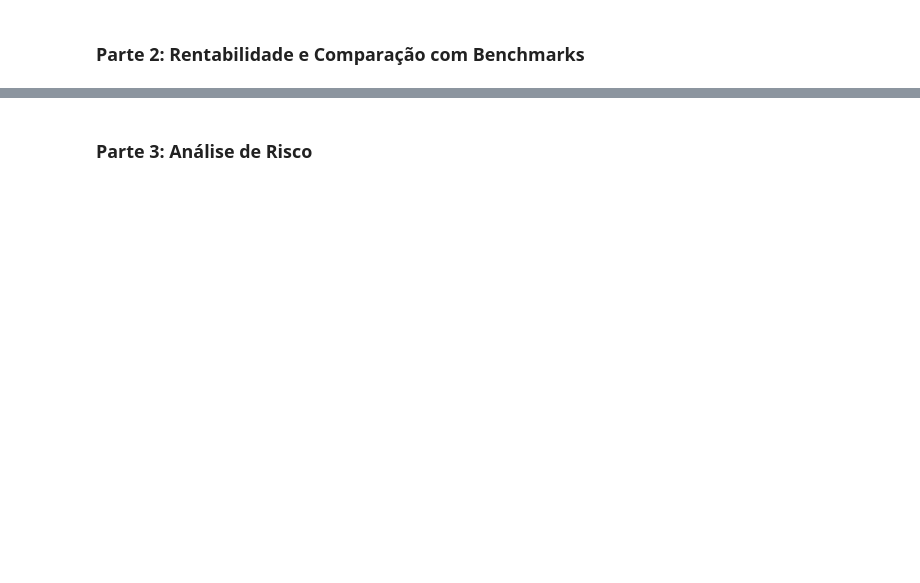
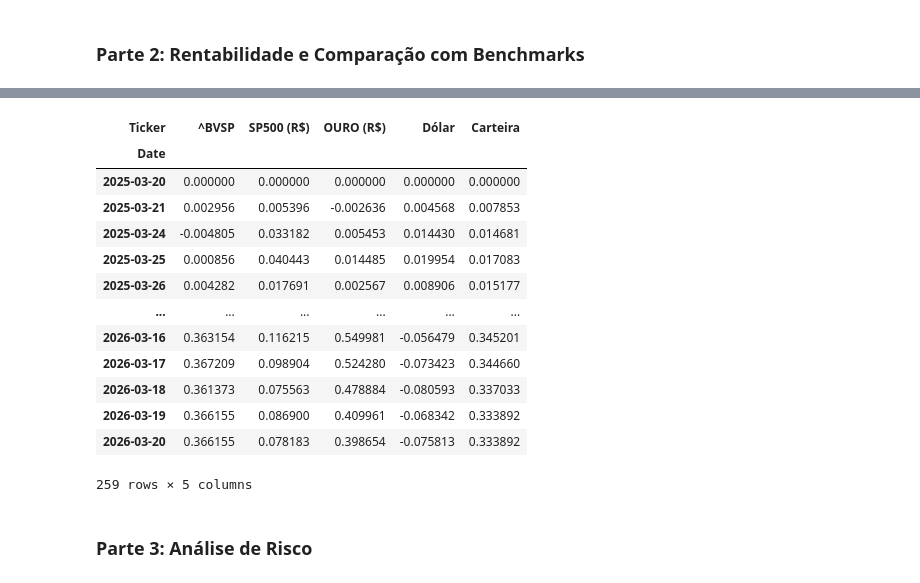
Before and after one commit to dePinhoPaulo/Python-Impressionador, a Jupyter notebook: 04. Avançado/33. Integração Python para Finanças e Investimentos/codigo.ipynb, the cells around one changed output, grey strips where cells are left out. Saved outputs shown, nothing was run; the diff lists cells and outputs as text; code cells hidden in the pictures; blank space fills up the shorter version.

```diff
--- a/04. Avançado/33. Integração Python para Finanças e Investimentos/codigo.ipynb
+++ b/04. Avançado/33. Integração Python para Finanças e Investimentos/codigo.ipynb
@@ -160,3 +181,27 @@ Carteira    0.330487
 dtype: float64
+# %%
+df_comparacao = df_comparacao / df_comparacao.iloc[0] - 1
+display(df_comparacao)
+
+import plotly.express as px
+
+grafico = px.line(df_comparacao, x=df_comparacao.index, y=df_comparacao.columns)
+grafico.update_layout(template='plotly_dark') #modo dark
+grafico.show()
+# %% [output]
+| Ticker | ^BVSP | SP500 (R$) | OURO (R$) | Dólar | Carteira |
+| Date |  |  |  |  |  |
+| 2025-03-20 | 0.000000 | 0.000000 | 0.000000 | 0.000000 | 0.000000 |
+| 2025-03-21 | 0.002956 | 0.005396 | -0.002636 | 0.004568 | 0.007853 |
+| 2025-03-24 | -0.004805 | 0.033182 | 0.005453 | 0.014430 | 0.014681 |
+| 2025-03-25 | 0.000856 | 0.040443 | 0.014485 | 0.019954 | 0.017083 |
+| 2025-03-26 | 0.004282 | 0.017691 | 0.002567 | 0.008906 | 0.015177 |
+| ... | ... | ... | ... | ... | ... |
+| 2026-03-16 | 0.363154 | 0.116215 | 0.549981 | -0.056479 | 0.345201 |
+| 2026-03-17 | 0.367209 | 0.098904 | 0.524280 | -0.073423 | 0.344660 |
+| 2026-03-18 | 0.361373 | 0.075563 | 0.478884 | -0.080593 | 0.337033 |
+| 2026-03-19 | 0.366155 | 0.086900 | 0.409961 | -0.068342 | 0.333892 |
+| 2026-03-20 | 0.366155 | 0.078183 | 0.398654 | -0.075813 | 0.333892 |
+259 rows × 5 columns
 # %% [markdown]
 ### Parte 3: Análise de Risco
```
Also changed, not shown: parts of 7 cells of this notebook, 1 other file.
